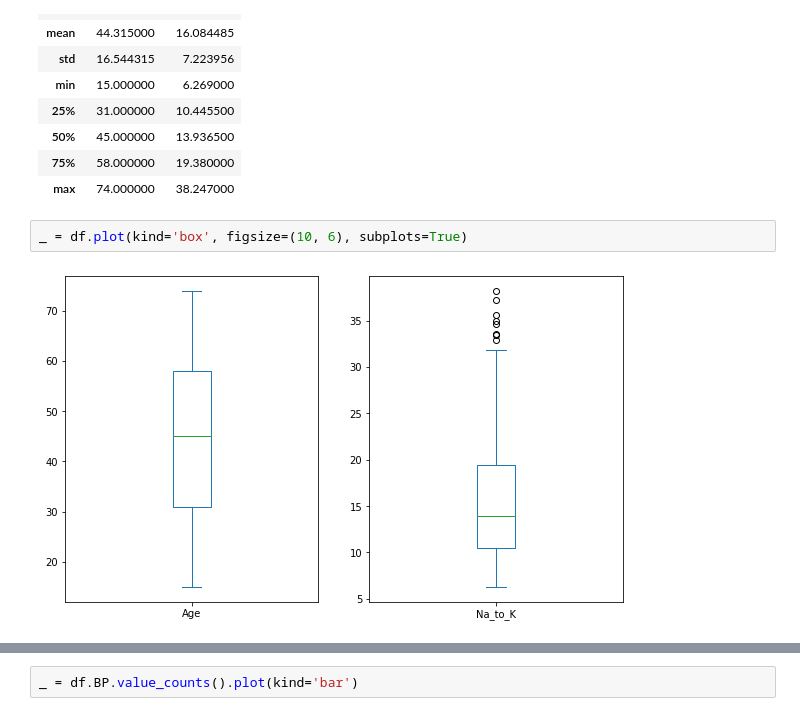
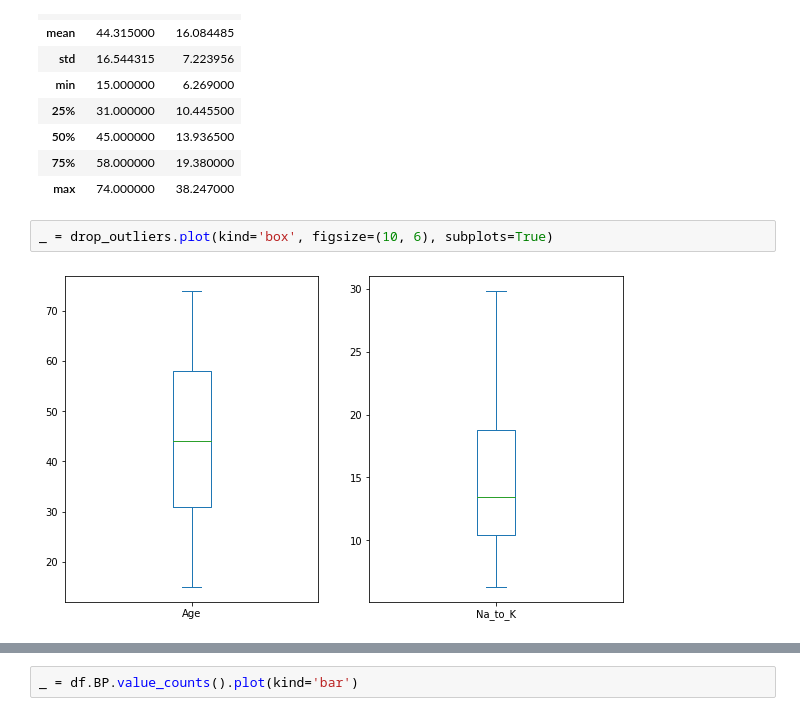
Before and after one commit to CarlosFontaneli/Aprendizado-Maquina-I, a Jupyter notebook: drug_classification.ipynb, the cells around one changed output, grey strips where cells are left out. Saved outputs shown, nothing was run; the diff lists cells and outputs as text.

```diff
--- a/drug_classification.ipynb
+++ b/drug_classification.ipynb
@@ -24,6 +24,6 @@ df.describe()
 | 75% | 58.000000 | 19.380000 |
 | max | 74.000000 | 38.247000 |
 # %%
-_ = df.plot(kind='box', figsize=(10, 6), subplots=True)
+_ = drop_outliers.plot(kind='box', figsize=(10, 6), subplots=True)
 # %% [output]
-[figure, old version]
+[figure, new version]
```
Also changed, not shown: parts of 5 cells of this notebook, 3 other files.
